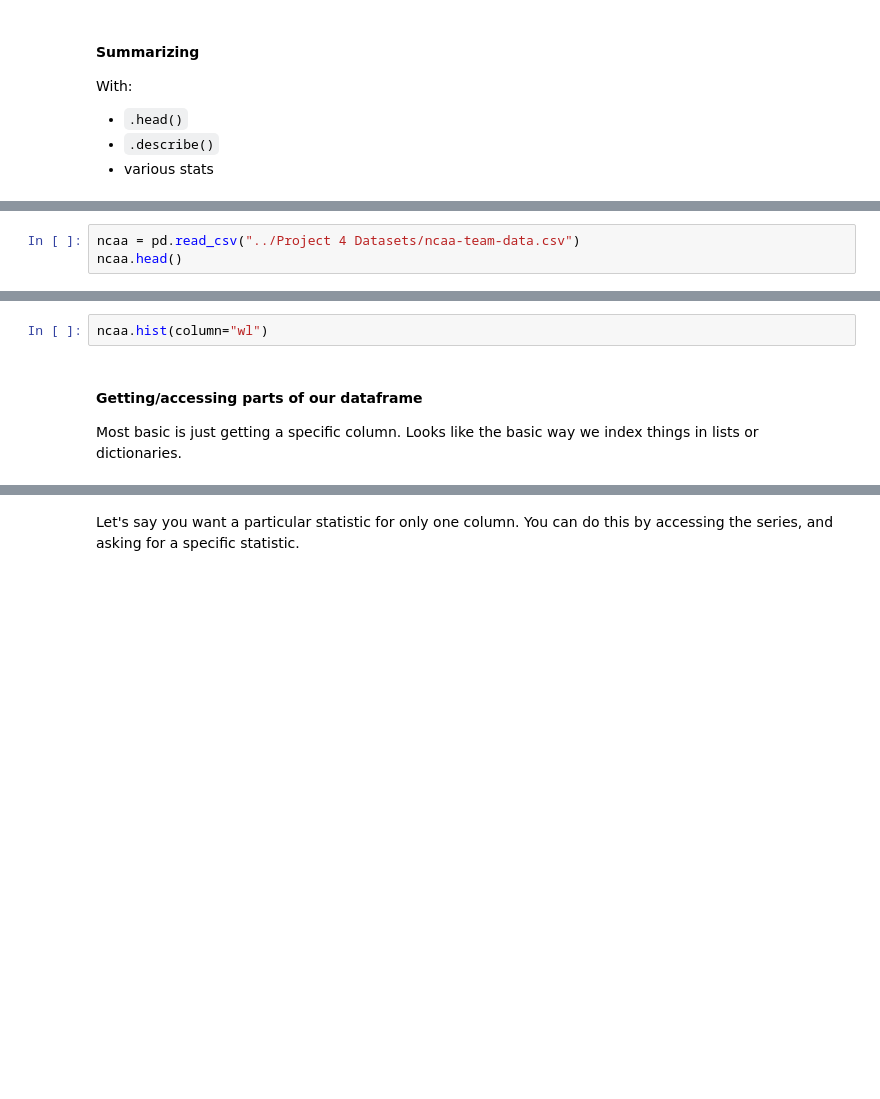
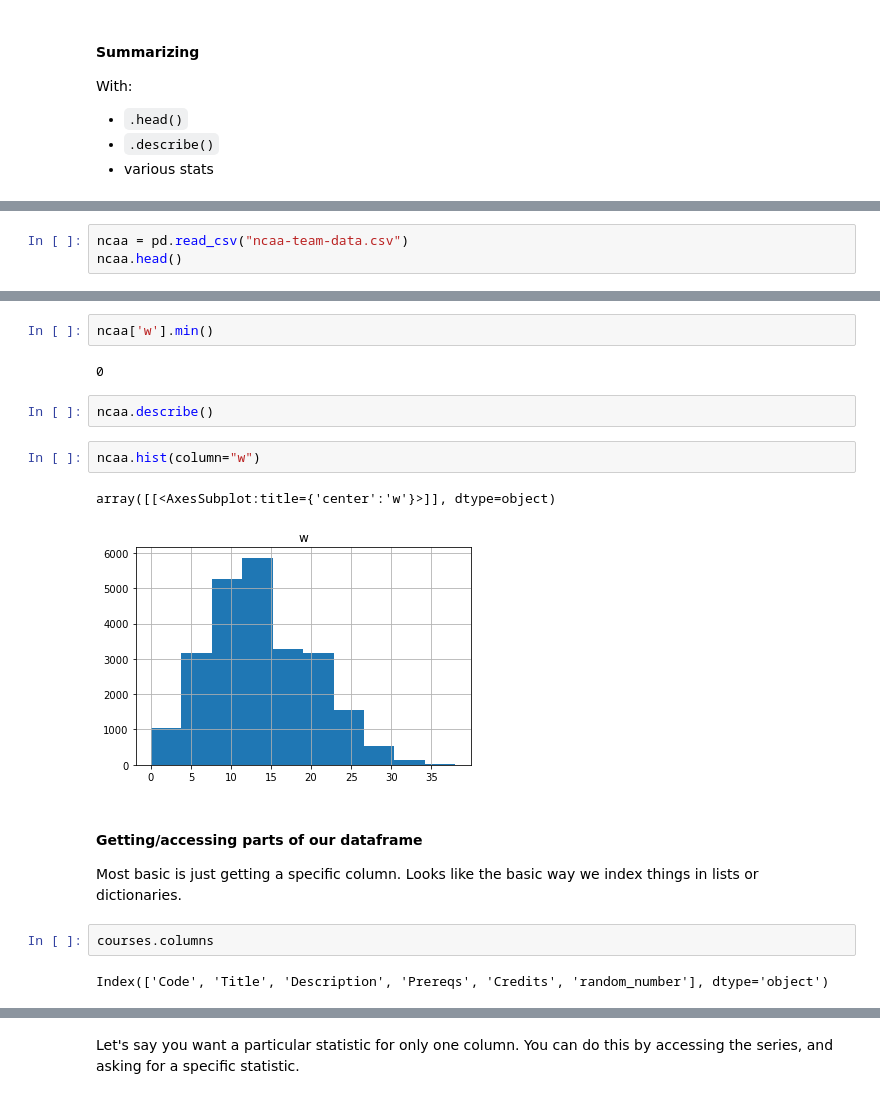
Before and after one commit to joelchan/inst126-intro-programming-notes, a Jupyter notebook: _sources/10_Pandas-1.ipynb, the cells around one changed output, grey strips where cells are left out. Drawn from its saved outputs; the diff is of its cells as text; blank space fills up the shorter version.

```diff
--- a/_sources/10_Pandas-1.ipynb
+++ b/_sources/10_Pandas-1.ipynb
@@ -184,3 +355,3 @@ df.describe()
 # %%
-ncaa = pd.read_csv("../Project 4 Datasets/ncaa-team-data.csv")
+ncaa = pd.read_csv("ncaa-team-data.csv")
 ncaa.head()
@@ -193,7 +392,20 @@ ncaa.describe()
+# %%
+ncaa['w'].min()
+# %% [output]
+0
+# %%
+ncaa.describe()
 # %%
-ncaa.hist(column="wl")
+ncaa.hist(column="w")
+# %% [output]
+array([[<AxesSubplot:title={'center':'w'}>]], dtype=object)
+[figure, added]
 # %% [markdown]
 #### Getting/accessing parts of our dataframe
 
 Most basic is just getting a specific column. Looks like the basic way we index things in lists or dictionaries.
+# %%
+courses.columns
+# %% [output]
+Index(['Code', 'Title', 'Description', 'Prereqs', 'Credits', 'random_number'], dtype='object')
 # %%
```
Also changed, not shown: parts of 45 cells of this notebook, 8 other files.
